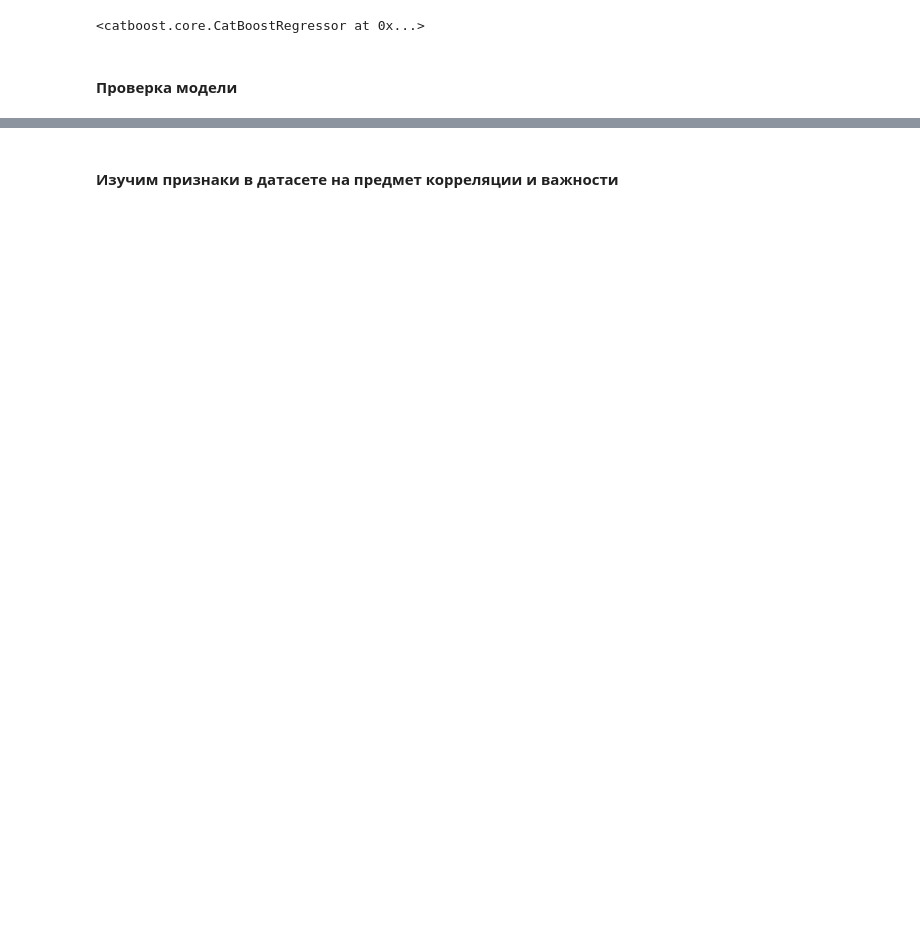
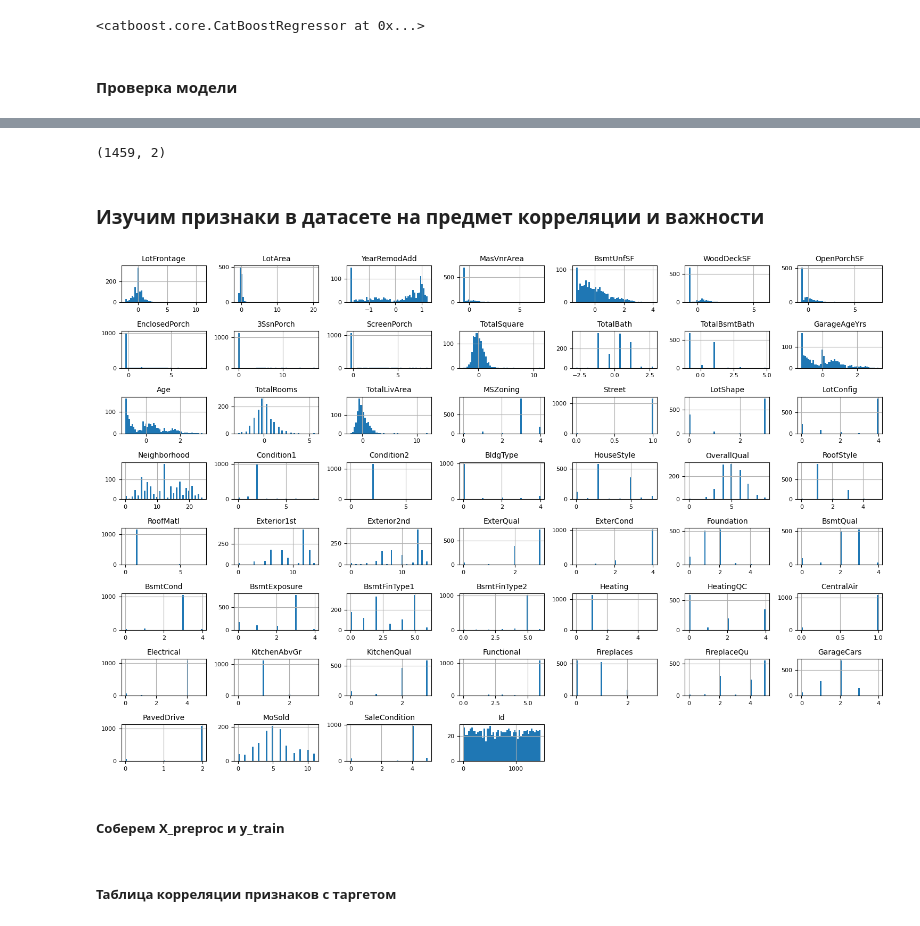
Before and after one commit to DmitriiPrikhodko/01-02-House-kaggle-project, a Jupyter notebook: processing.ipynb, the cells around one changed output, grey strips where cells are left out. Drawn from its saved outputs; the diff is of its cells as text; code cells hidden in the pictures; blank space fills up the shorter version.

```diff
--- a/processing.ipynb
+++ b/processing.ipynb
@@ -312,7 +399,7 @@ X_train.head()
 # %% [markdown]
 #### Задаем и обучаем модель
 # %%
-# model = CatBoostRegressor(random_seed=42, cat_features=rest_cat_features)
-# model.fit(X_train, y_train)
+model = CatBoostRegressor(random_seed=42, cat_features=rest_cat_features)
+model.fit(X_train, y_train)
 # %% [output]
 Learning rate set to 0.04196
@@ -356,0 +515,4 @@ R2 valid: 0.9037386793867592
+# %%
+result.shape
+# %% [output]
+(1459, 2)
@@ -357,2 +521,14 @@ R2 valid: 0.9037386793867592
 # %% [markdown]
-#### Изучим признаки в датасете на предмет корреляции и важности
+### Изучим признаки в датасете на предмет корреляции и важности
+# %%
+num_features2 = X_train.select_dtypes(exclude="object")
+
+num_features2.hist(figsize=(15, 10), bins=50, xlabelsize=8, ylabelsize=8)
+for ax in plt.gcf().axes:
+    ax.set_title(ax.get_title(), fontsize=10)
+plt.tight_layout()
+plt.show()
+# %% [output]
+[figure, added]
+# %% [markdown]
+##### Соберем X_preproc и y_train
@@ -358,0 +537,2 @@ R2 valid: 0.9037386793867592
+# %% [markdown]
+##### Таблица корреляции признаков с таргетом
```
Also changed, not shown: parts of 50 cells of this notebook, 8 other files.
